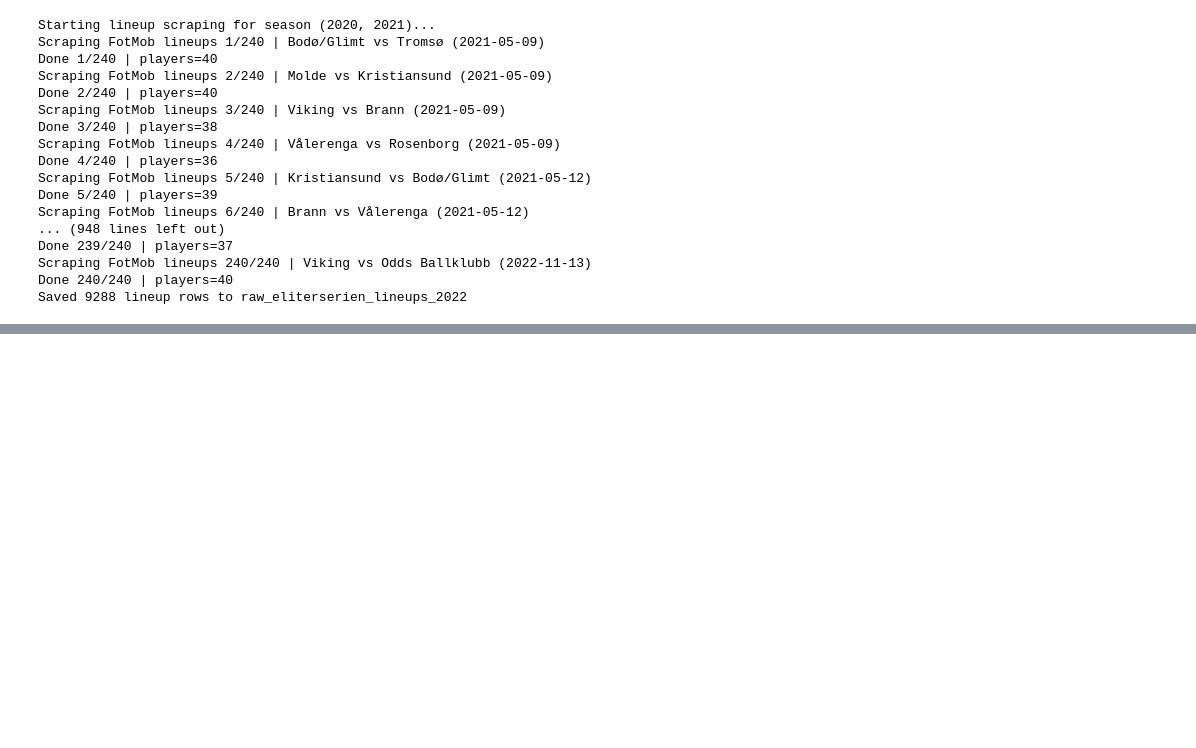
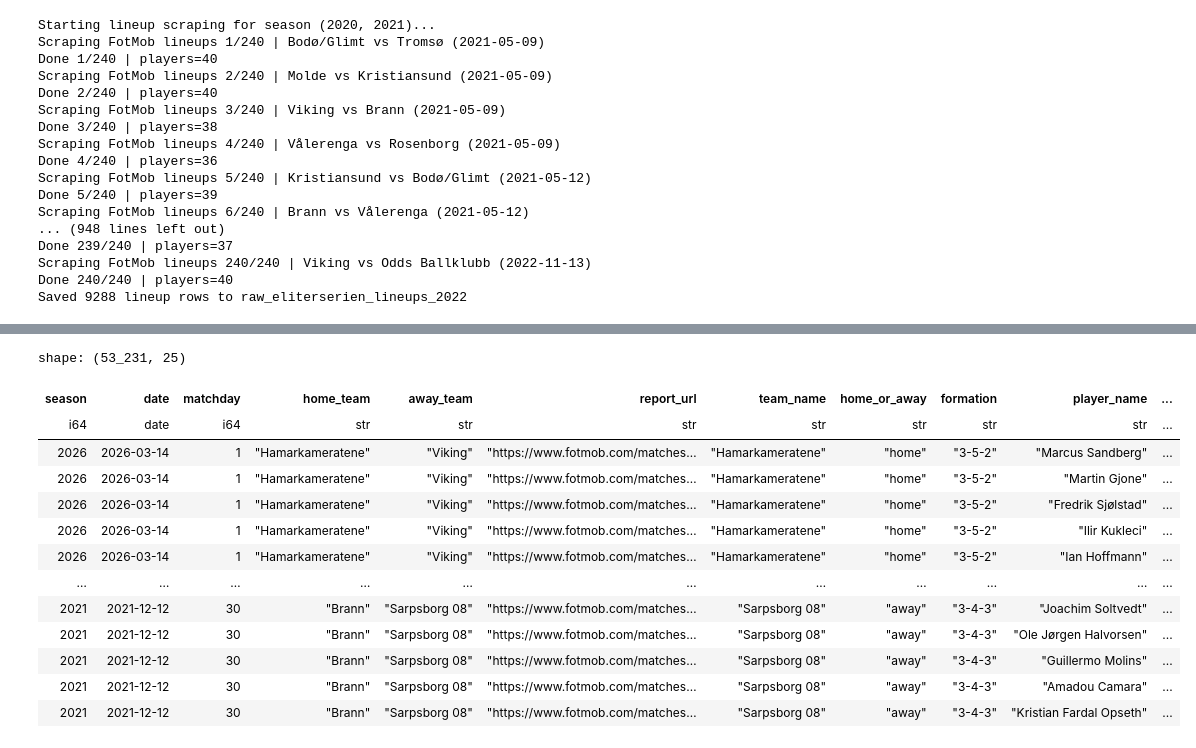
Before and after one commit to PolarsDude/brann_ticket_sales_forecasting, a Jupyter notebook: ingest_data.ipynb, the cells around one changed output, grey strips where cells are left out. Cells and saved outputs as stored; diff of their text form; code cells hidden in the pictures; blank space fills up the shorter version.

```diff
--- a/ingest_data.ipynb
+++ b/ingest_data.ipynb
@@ -366,3 +366,41 @@ Error:
+# %%
+con = duckdb.connect(str(Path(db_path)))
+(
+pl
+.from_arrow(con.execute("""select * from raw_eliterserien_lineups_2026
+union all
+select * from raw_eliterserien_lineups_2025
+union all
+select * from raw_eliterserien_lineups_2024
+union all
+select * from raw_eliterserien_lineups_2023
+union all
+select * from raw_eliterserien_lineups_2022
+union all
+select * from raw_eliterserien_lineups_2021
+
+""")
+.arrow()
+)
+
+
+
+)
+# %% [output]
+shape: (53_231, 25)
+| season | date | matchday | home_team | away_team | report_url | team_name | home_or_away | formation | player_name | ... |
+| i64 | date | i64 | str | str | str | str | str | str | str | ... |
+| 2026 | 2026-03-14 | 1 | "Hamarkameratene" | "Viking" | "https://www.fotmob.com/matches… | "Hamarkameratene" | "home" | "3-5-2" | "Marcus Sandberg" | ... |
+| 2026 | 2026-03-14 | 1 | "Hamarkameratene" | "Viking" | "https://www.fotmob.com/matches… | "Hamarkameratene" | "home" | "3-5-2" | "Martin Gjone" | ... |
+| 2026 | 2026-03-14 | 1 | "Hamarkameratene" | "Viking" | "https://www.fotmob.com/matches… | "Hamarkameratene" | "home" | "3-5-2" | "Fredrik Sjølstad" | ... |
+| 2026 | 2026-03-14 | 1 | "Hamarkameratene" | "Viking" | "https://www.fotmob.com/matches… | "Hamarkameratene" | "home" | "3-5-2" | "Ilir Kukleci" | ... |
+| 2026 | 2026-03-14 | 1 | "Hamarkameratene" | "Viking" | "https://www.fotmob.com/matches… | "Hamarkameratene" | "home" | "3-5-2" | "Ian Hoffmann" | ... |
+| … | … | … | … | … | … | … | … | … | … | ... |
+| 2021 | 2021-12-12 | 30 | "Brann" | "Sarpsborg 08" | "https://www.fotmob.com/matches… | "Sarpsborg 08" | "away" | "3-4-3" | "Joachim Soltvedt" | ... |
+| 2021 | 2021-12-12 | 30 | "Brann" | "Sarpsborg 08" | "https://www.fotmob.com/matches… | "Sarpsborg 08" | "away" | "3-4-3" | "Ole Jørgen Halvorsen" | ... |
+| 2021 | 2021-12-12 | 30 | "Brann" | "Sarpsborg 08" | "https://www.fotmob.com/matches… | "Sarpsborg 08" | "away" | "3-4-3" | "Guillermo Molins" | ... |
+| 2021 | 2021-12-12 | 30 | "Brann" | "Sarpsborg 08" | "https://www.fotmob.com/matches… | "Sarpsborg 08" | "away" | "3-4-3" | "Amadou Camara" | ... |
+| 2021 | 2021-12-12 | 30 | "Brann" | "Sarpsborg 08" | "https://www.fotmob.com/matches… | "Sarpsborg 08" | "away" | "3-4-3" | "Kristian Fardal Opseth" | ... |
 # %%
 con = duckdb.connect(str(Path(db_path)))
 (
```
Also changed, not shown: parts of 4 cells of this notebook, 11 other files.
